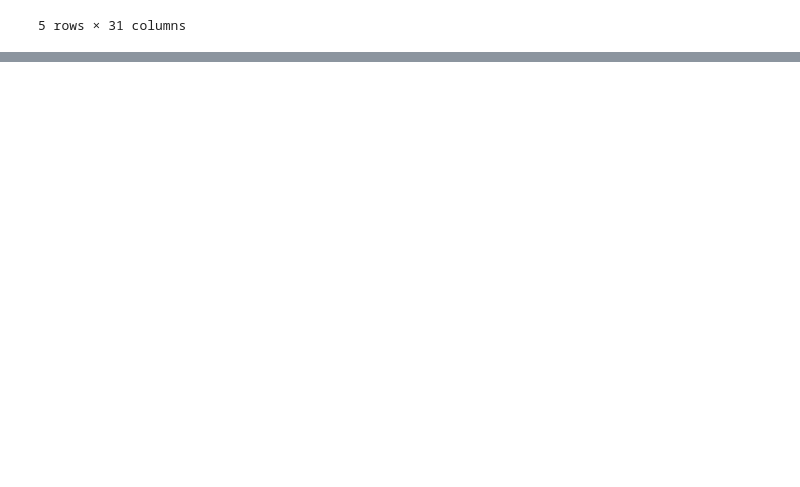
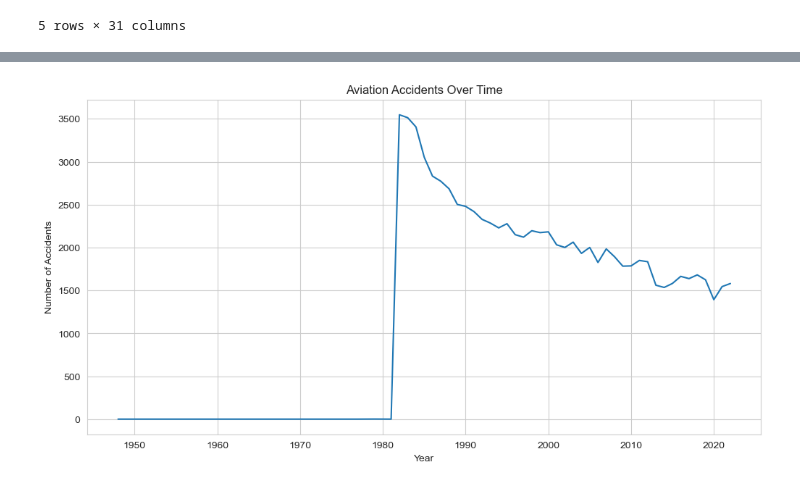
Before and after one commit to abelchol-ship-it/DSC-PHASE-1-PROJECT-THE-LOWEST-RISK-AIRCRAFT, a Jupyter notebook: student.ipynb, the cells around one changed output, grey strips where cells are left out. Saved outputs shown, nothing was run; the diff lists cells and outputs as text; code cells hidden in the pictures; blank space fills up the shorter version.

```diff
--- a/student.ipynb
+++ b/student.ipynb
@@ -142,0 +411,15 @@ Before performing analysis, the dataset must be **cleaned and standardized**:
+# %%
+accidents_by_year = (
+    lowest_risk_aircraft
+    .groupby(lowest_risk_aircraft['Event_Date'].dt.year)
+    .size()
+)
+
+plt.figure()
+accidents_by_year.plot()
+plt.title('Aviation Accidents Over Time')
+plt.xlabel('Year')
+plt.ylabel('Number of Accidents')
+plt.show()
+# %% [output]
+[figure, added]
```
Also changed, not shown: parts of 93 cells of this notebook, 20 other files.
